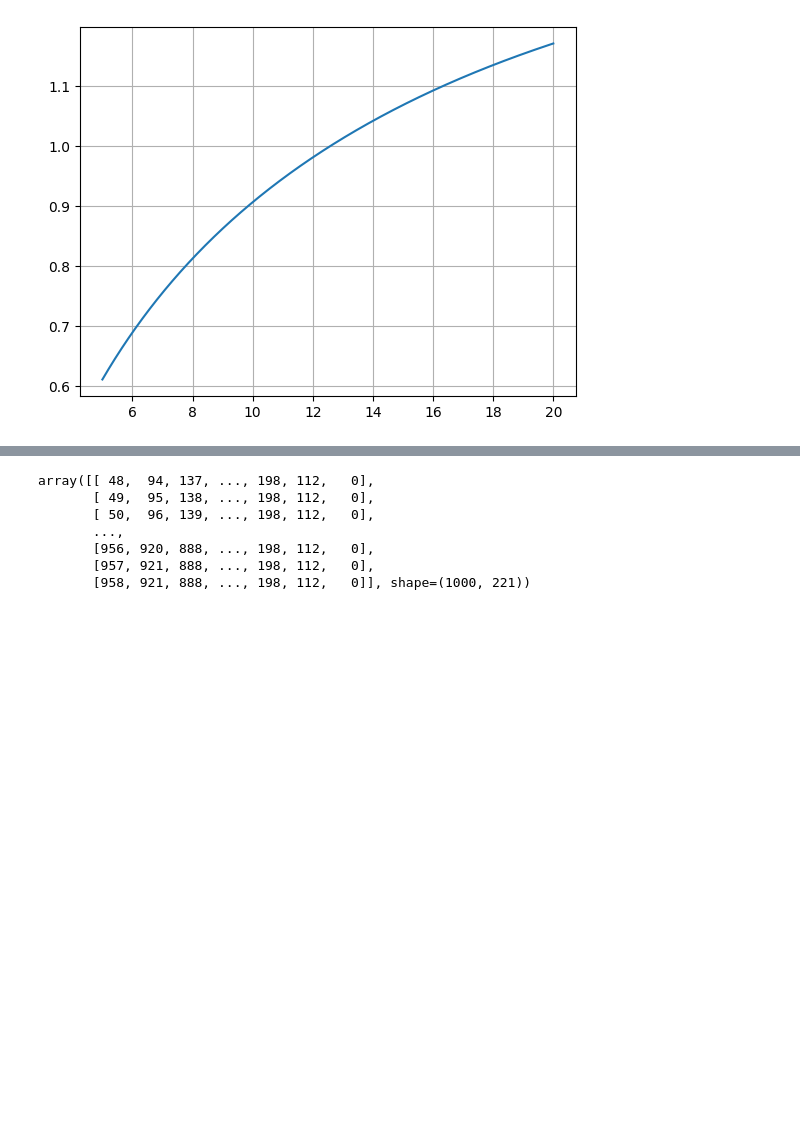
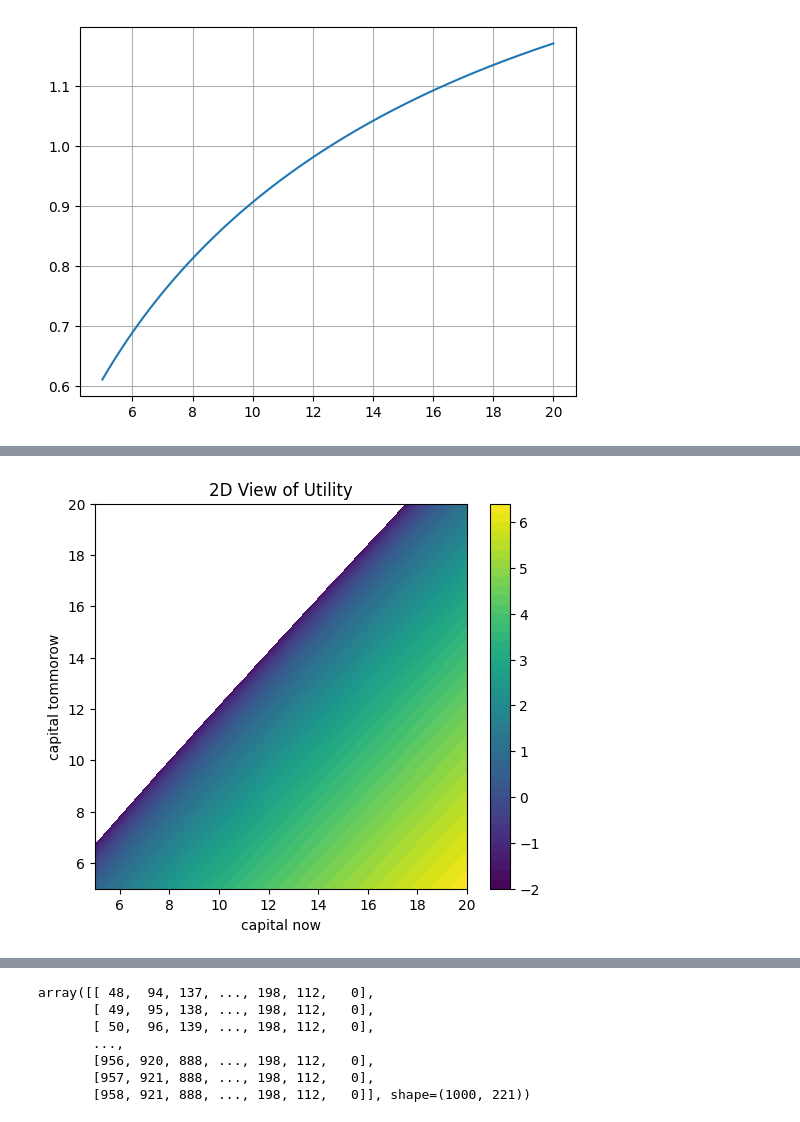
Before and after one commit to dominikstipic/macro, a Jupyter notebook: main.ipynb, the cells around one changed output, grey strips where cells are left out. Cells and saved outputs as stored; diff of their text form; code cells hidden in the pictures; blank space fills up the shorter version.

```diff
--- a/main.ipynb
+++ b/main.ipynb
@@ -18,3 +49,21 @@ plt.grid()
+# %%
+import numpy as np
+import matplotlib.pyplot as plt
+
+# Create the grid
+X, Y = np.meshgrid(capital, capital)
+Z = utility(X, Y)
+
+# Plot the 2D filled contour
+plt.figure(figsize=(6, 5))
+contour = plt.contourf(X, Y, Z, levels=50, cmap='viridis')
+plt.colorbar(contour)
+plt.title("2D View of Utility")
+plt.xlabel("capital now")
+plt.ylabel("capital tommorow")
+plt.show()
+# %% [output]
+[figure, added]
 # %%
 alpha = 0.4
 delta = 0.04
```
Also changed, not shown: parts of 7 cells of this notebook, 1 other file.
